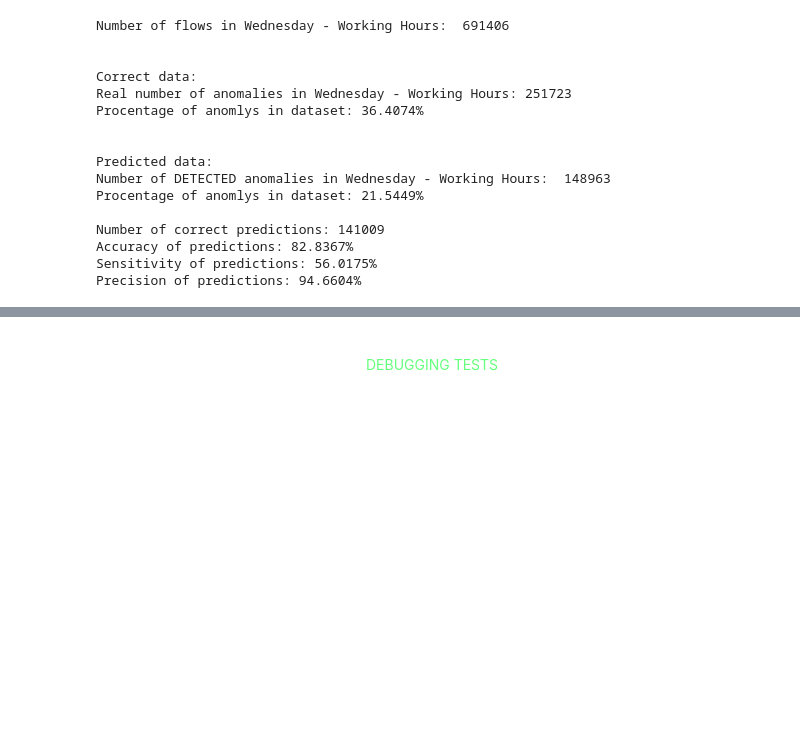
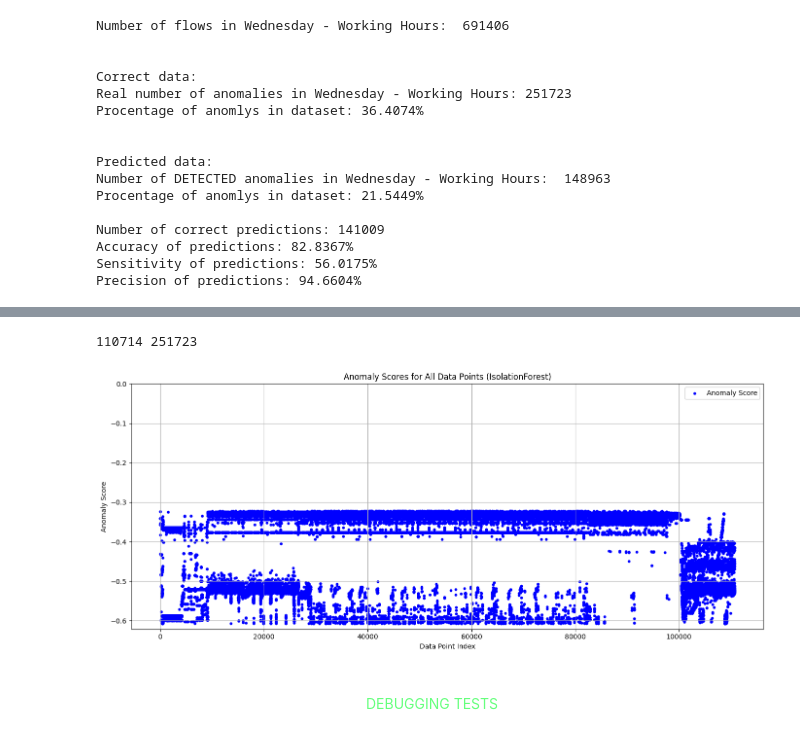
Before and after one commit to m-icha-l/Anomaly_detection_ML, a Jupyter notebook: Anomaly_detect_ML.ipynb, the cells around one changed output, grey strips where cells are left out. Drawn from its saved outputs; the diff is of its cells as text; code cells hidden in the pictures; blank space fills up the shorter version.

```diff
--- a/Anomaly_detect_ML.ipynb
+++ b/Anomaly_detect_ML.ipynb
@@ -626,7 +626,7 @@ Precision of predictions: 94.6604%
 # %%
 df_3_real_anomaly = df_3_scaled_result_check[df_3_scaled_result_check["Label"] != "BENIGN"]
 df_3_real_anomaly = df_3_real_anomaly.reset_index(drop=True)
-df_3_real_anomaly_no_label = df_3_real_anomaly.drop(["Label"], axis = 1)
+df_3_real_anomaly_no_label = df_3_real_anomaly.drop(["Label",'prediction','anomaly_score'], axis = 1)
 
 preds_3_real = IF.predict(df_3_real_anomaly_no_label)
 scores_3_real = IF.score_samples(df_3_real_anomaly_no_label)
@@ -635,5 +635,20 @@ scores_3_real = IF.score_samples(df_3_real_anomaly_no_label)
 df_3_real_anomaly['prediction'] = preds_3_real
 df_3_real_anomaly['anomaly_score'] = scores_3_real
 
-print((df_3_real_anomaly['prediction'] == 1).sum())
+print((df_3_real_anomaly['prediction'] == 1).sum(), len(df_3_real_anomaly))
+df_3_real_anomaly = df_3_real_anomaly[df_3_real_anomaly['prediction'] != -1]
+df_3_real_anomaly = df_3_real_anomaly.reset_index(drop=True)
+
+plt.figure(figsize=(14, 6))  # szeroki wykres
+
+plt.scatter(df_3_real_anomaly.index, df_3_real_anomaly['anomaly_score'], color='blue', label='Anomaly Score', s=10)
+
+plt.title('Anomaly Scores for All Data Points (IsolationForest)')
+plt.xlabel('Data Point Index')
+plt.ylabel('Anomaly Score')
+plt.legend()
+plt.grid(True)
+plt.tight_layout()
+plt.ylim(top=0)
+plt.show()
 # %% [output]
@@ -641,3 +661,5 @@ KeyError: 'Label'
+110714 251723
+[figure, added]
 # %% [markdown]
 <div style="text-align: center;color:#66ff7d; font-size: 50px; font-family: 'OCR A Extended', 'Lucida Console', 'Monaco', monospace; margin-top: 20px; line-height: 1.6;">
     DEBUGGING TESTS
```
Also changed, not shown: parts of 6 cells of this notebook.
